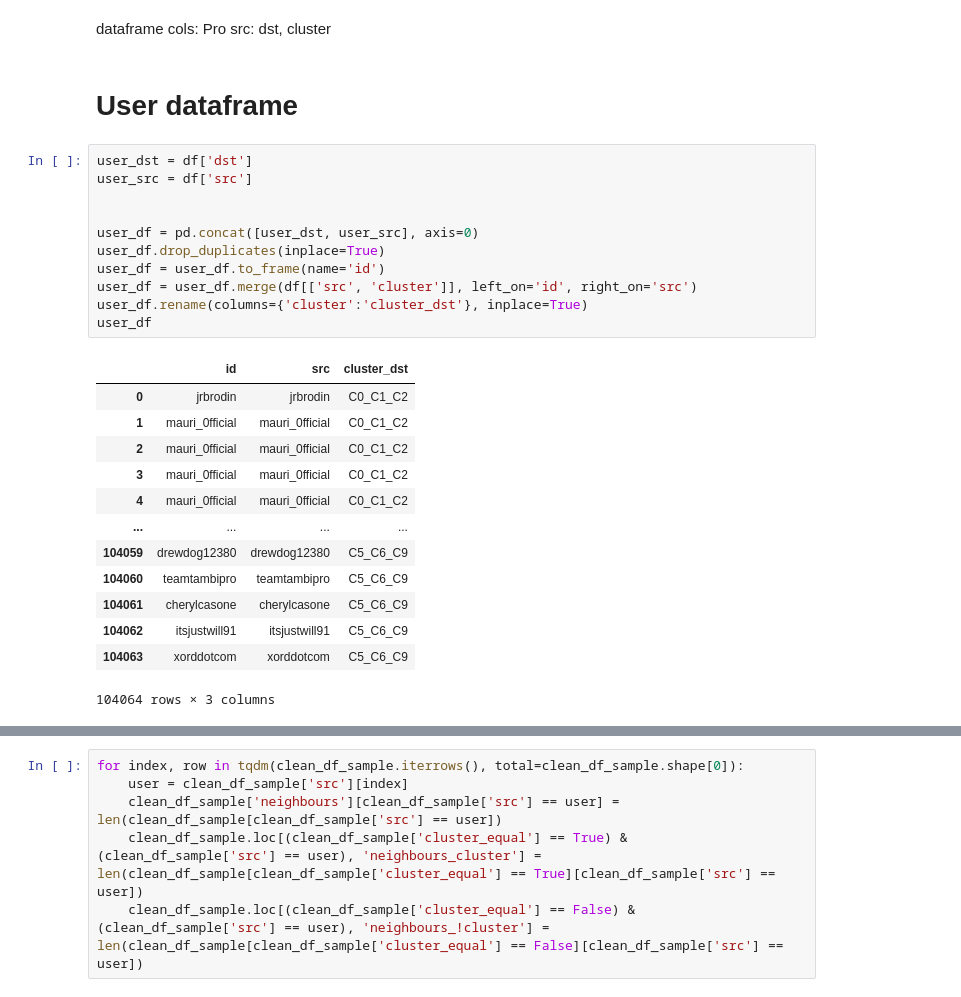
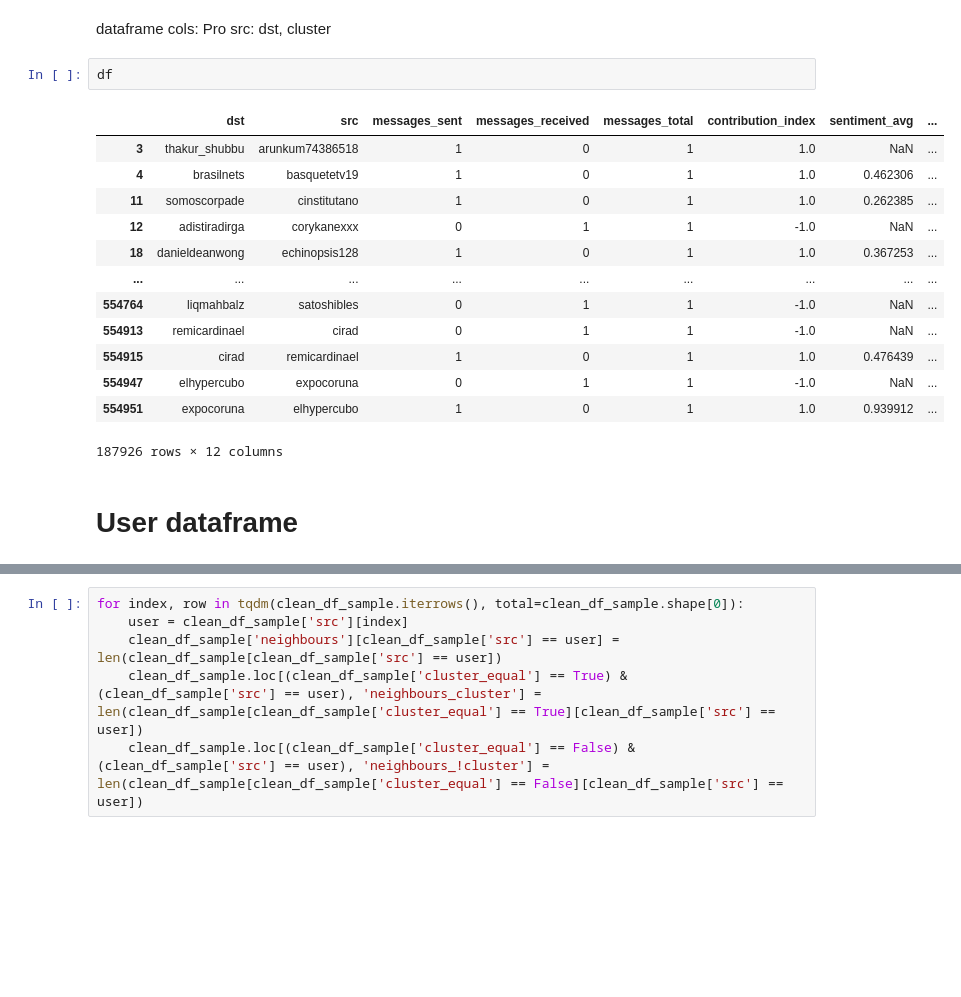
Before and after one commit to christianschwendner/coins_2122, a Jupyter notebook: Griffin_data/adjacency_matrix.ipynb, the cells around one changed output, grey strips where cells are left out. Drawn from its saved outputs; the diff is of its cells as text; blank space fills up the shorter version.

```diff
--- a/Griffin_data/adjacency_matrix.ipynb
+++ b/Griffin_data/adjacency_matrix.ipynb
@@ -27,30 +27,21 @@ df = df[df['src'] != df['dst']]
 # %% [markdown]
 dataframe cols:
 Pro src: dst, cluster
+# %%
+df
+# %% [output]
+|  | dst | src | messages_sent | messages_received | messages_total | contribution_index | sentiment_avg | ... |
+| 3 | thakur_shubbu | arunkum74386518 | 1 | 0 | 1 | 1.0 | NaN | ... |
+| 4 | brasilnets | basquetetv19 | 1 | 0 | 1 | 1.0 | 0.462306 | ... |
+| 11 | somoscorpade | cinstitutano | 1 | 0 | 1 | 1.0 | 0.262385 | ... |
+| 12 | adistiradirga | corykanexxx | 0 | 1 | 1 | -1.0 | NaN | ... |
+| 18 | danieldeanwong | echinopsis128 | 1 | 0 | 1 | 1.0 | 0.367253 | ... |
+| ... | ... | ... | ... | ... | ... | ... | ... | ... |
+| 554764 | liqmahbalz | satoshibles | 0 | 1 | 1 | -1.0 | NaN | ... |
+| 554913 | remicardinael | cirad | 0 | 1 | 1 | -1.0 | NaN | ... |
+| 554915 | cirad | remicardinael | 1 | 0 | 1 | 1.0 | 0.476439 | ... |
+| 554947 | elhypercubo | expocoruna | 0 | 1 | 1 | -1.0 | NaN | ... |
+| 554951 | expocoruna | elhypercubo | 1 | 0 | 1 | 1.0 | 0.939912 | ... |
+187926 rows × 12 columns
 # %% [markdown]
 # User dataframe
-# %%
-user_dst = df['dst']
-user_src = df['src']
-
-
-user_df = pd.concat([user_dst, user_src], axis=0)
-user_df.drop_duplicates(inplace=True)
-user_df = user_df.to_frame(name='id')
-user_df = user_df.merge(df[['src', 'cluster']], left_on='id', right_on='src')
-user_df.rename(columns={'cluster':'cluster_dst'}, inplace=True)
-user_df
-# %% [output]
-|  | id | src | cluster_dst |
-| 0 | jrbrodin | jrbrodin | C0_C1_C2 |
-| 1 | mauri_0fficial | mauri_0fficial | C0_C1_C2 |
-| 2 | mauri_0fficial | mauri_0fficial | C0_C1_C2 |
-| 3 | mauri_0fficial | mauri_0fficial | C0_C1_C2 |
-| 4 | mauri_0fficial | mauri_0fficial | C0_C1_C2 |
-| ... | ... | ... | ... |
-| 104059 | drewdog12380 | drewdog12380 | C5_C6_C9 |
-| 104060 | teamtambipro | teamtambipro | C5_C6_C9 |
-| 104061 | cherylcasone | cherylcasone | C5_C6_C9 |
-| 104062 | itsjustwill91 | itsjustwill91 | C5_C6_C9 |
-| 104063 | xorddotcom | xorddotcom | C5_C6_C9 |
-104064 rows × 3 columns
```
Also changed, not shown: parts of 15 cells of this notebook, 14 other files.
